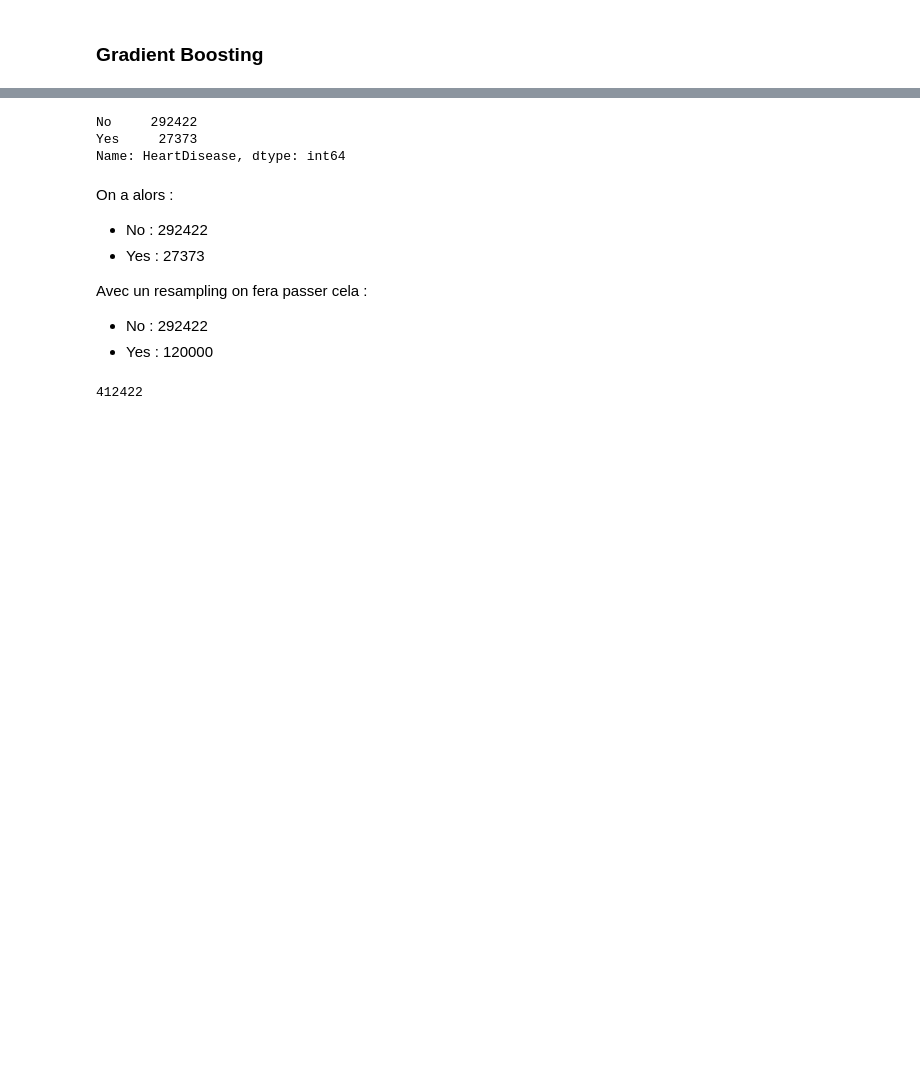
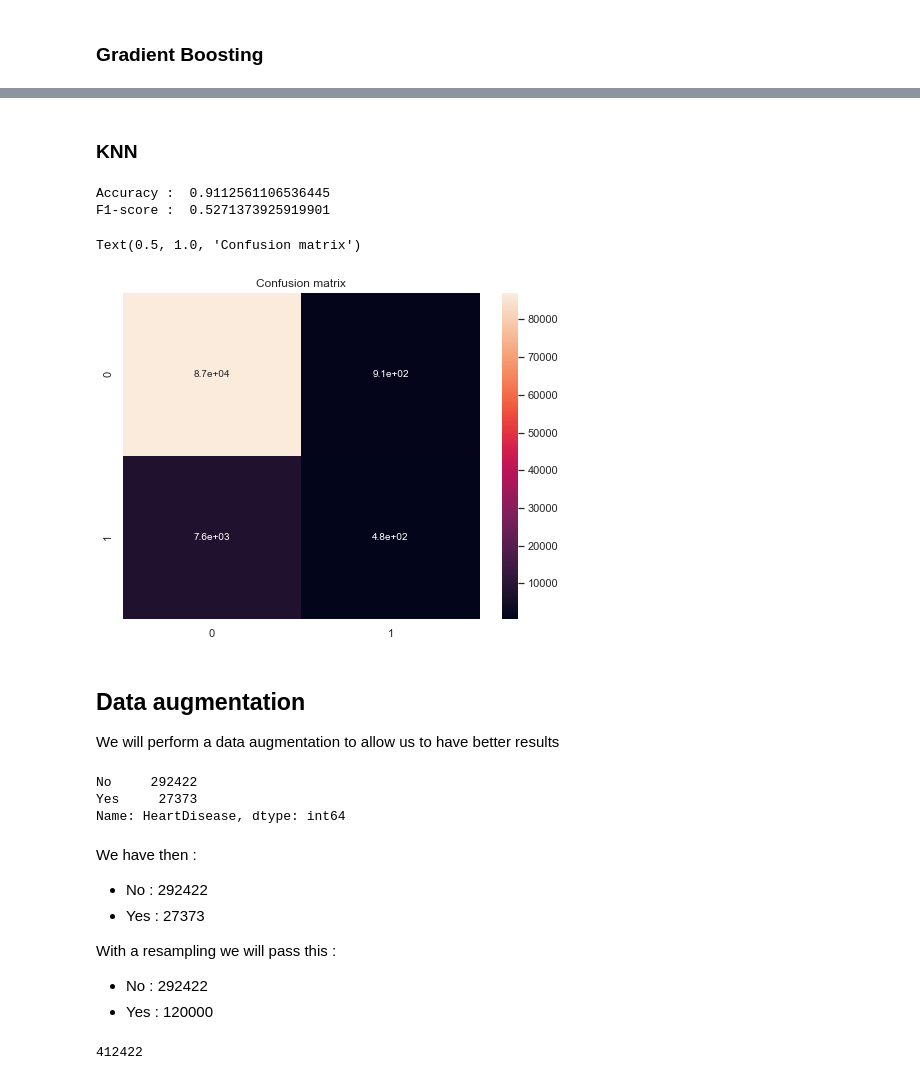
Before and after one commit to MohamedNennouche/Heart-disease, a Jupyter notebook: heart-notebook.ipynb, the cells around one changed output, grey strips where cells are left out. Cells and saved outputs as stored; diff of their text form; code cells hidden in the pictures; blank space fills up the shorter version.

```diff
--- a/heart-notebook.ipynb
+++ b/heart-notebook.ipynb
@@ -256,3 +250,22 @@ On va effectuer une augmentation des données pour nous permettre d'avoir de mei
+# %% [markdown]
+### KNN
+# %%
+knn=KNeighborsClassifier(n_neighbors=7, p=2)
+knn.fit(fv_train,etiq_train)
+yknn=knn.predict(fv_test)
+print("Accuracy : ",metrics.accuracy_score(etiq_test, yknn))
+print("F1-score : ", metrics.f1_score(etiq_test, yknn, average='macro'))
+plt.figure(figsize=(8,6))
+sns.heatmap(metrics.confusion_matrix(etiq_test, yknn), annot=True, annot_kws={"size": 10})
+plt.title('Confusion matrix')
+# %% [output]
+Accuracy :  0.9112561106536445
+F1-score :  0.5271373925919901
+Text(0.5, 1.0, 'Confusion matrix')
+[figure, added]
+# %% [markdown]
+## Data augmentation
+We will perform a data augmentation to allow us to have better results
 # %%
 data_heart['HeartDisease'].value_counts()
 # %% [output]
@@ -260,11 +273,11 @@ No     292422
 Yes     27373
 Name: HeartDisease, dtype: int64
 # %% [markdown]
-On a alors :
+We have then :
 - No : 292422
 - Yes : 27373
 
-Avec un resampling on fera passer cela :
+With a resampling we will pass this :
 - No : 292422
 - Yes : 120000
 # %%
```
Also changed, not shown: parts of 32 cells of this notebook, 1 other file.
